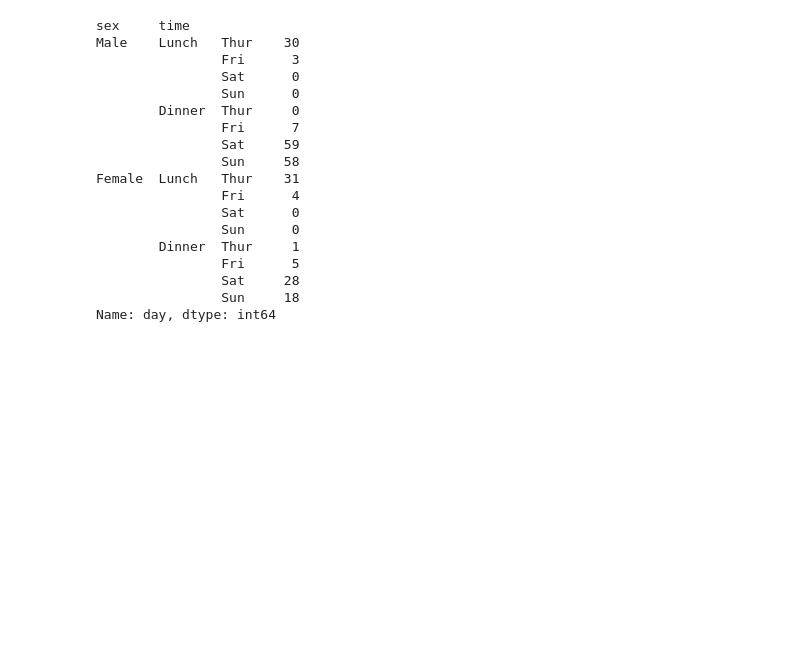
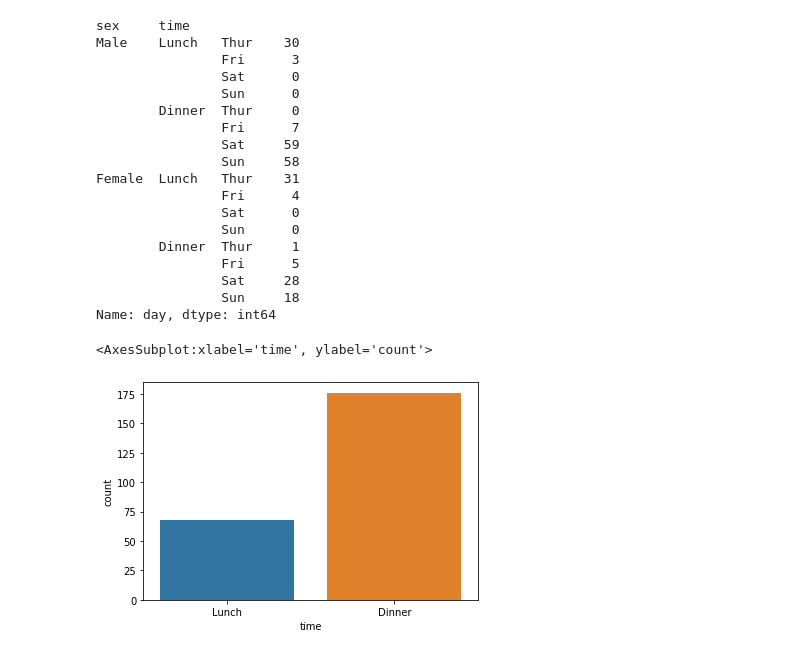
Before and after one commit to HarshitaJaiswalHJ/HJ-Github, a Jupyter notebook: day 18/day 18.ipynb, the cells around one changed output. Cells and saved outputs as stored; diff of their text form; code cells hidden in the pictures; blank space fills up the shorter version.

```diff
--- a/day 18/day 18.ipynb
+++ b/day 18/day 18.ipynb
@@ -196,3 +196,8 @@ Female  Lunch   Thur    31
                 Sat     28
                 Sun     18
 Name: day, dtype: int64
+# %%
+sns.countplot(x='time', data=tips)
+# %% [output]
+<AxesSubplot:xlabel='time', ylabel='count'>
+[figure, added]
```
Also changed, not shown: 2 other files.
